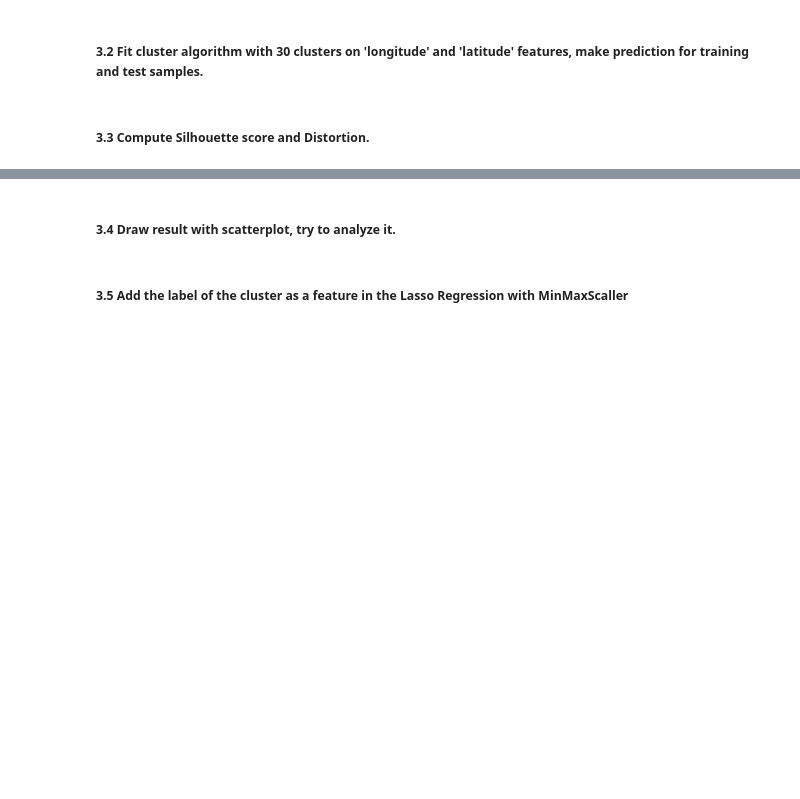
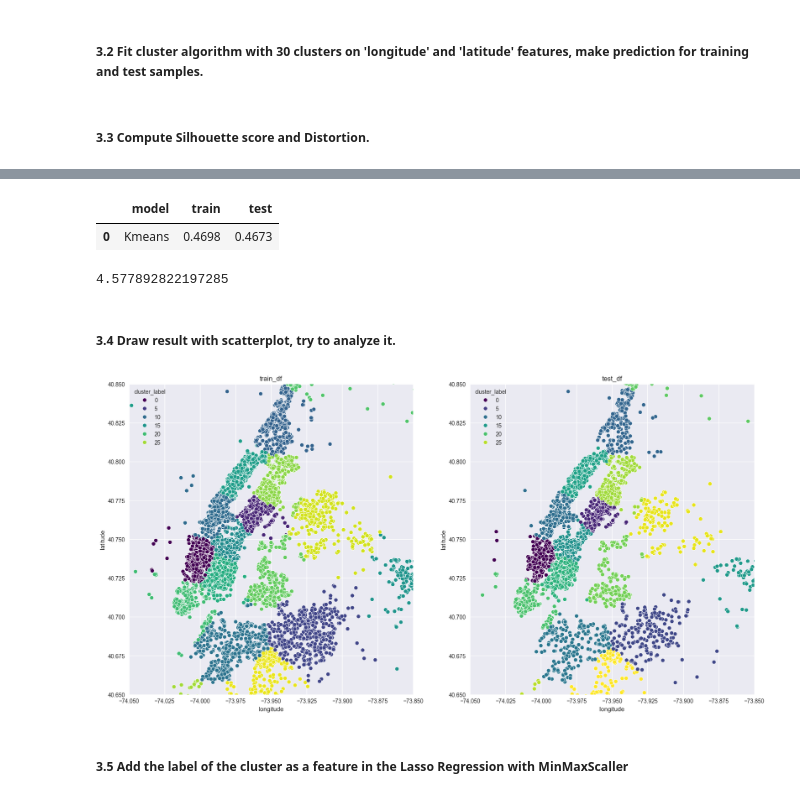
Before and after one commit to TimurOsmanov/s21, a Jupyter notebook: ML/ML7_Clustering_algorithms/src/ML7.ipynb, the cells around one changed output, grey strips where cells are left out. Saved outputs shown, nothing was run; the diff lists cells and outputs as text; code cells hidden in the pictures; blank space fills up the shorter version.

```diff
--- a/ML/ML7_Clustering_algorithms/src/ML7.ipynb
+++ b/ML/ML7_Clustering_algorithms/src/ML7.ipynb
@@ -88,17 +103,23 @@ for df in train_df, test_df:
 # %%
 for df in train_df, test_df:
-    mlb: MultiLabelBinarizer = MultiLabelBinarizer(classes=feature_list)
-    new_features: pd.DataFrame = pd.DataFrame(
-        mlb.fit_transform(df["features"]), index=df.index, columns=feature_list
+    df["features"] = df["features"].apply(
+        lambda x:
+            x.replace('"', '').replace('[', '').replace(']', '').replace("'", '').replace(' ', '')
     )
-    df[feature_list] = new_features
 
-new_feature_list: list = [*feature_list, "bathrooms", "bedrooms", "interest_level"]
+features_list: list = []
+for num, row in train_df.iterrows():
+    features_list += row['features'].split(',')
 
-X_train: pd.DataFrame = train_df[new_feature_list]
-y_train: pd.DataFrame = train_df["price"]
+features_list = [x for x in features_list if x]
+features_list = [x.replace(' ', '') for x in features_list ]
+cnt = Counter(features_list).most_common(20)
+features_list = [x[0] for x in cnt if x]
+for x in features_list:
+    train_df[x] = train_df['features'].str.contains(x, regex=False).astype(int)
+    test_df[x] = test_df['features'].str.contains(x, regex=False).astype(int)
 
-# X_test: pd.DataFrame = test_df[new_feature_list]
-# y_test: pd.DataFrame = test_df["price"]
+base_features_list: list = ["bathrooms", "bedrooms", "interest_level"]
+features: list = features_list + base_features_list
 # %% [markdown]
 #### 3. Implement the next methods:
@@ -113,4 +143,9 @@ class KMEANS():
 # %% [markdown]
 ##### 3.2 Fit cluster algorithm with 30 clusters on 'longitude' and 'latitude' features, make prediction for training and test samples.
+# %%
+cluster_model = KMeans(n_clusters=30, random_state=42)
+cluster_model.fit(train_df[['latitude', 'longitude']])
+train_df['cluster_label'] = cluster_model.predict(train_df[['latitude', 'longitude']])
+test_df['cluster_label'] = cluster_model.predict(test_df[['latitude', 'longitude']])
 # %% [markdown]
 ##### 3.3 Compute Silhouette score and Distortion.
@@ -117,4 +173,39 @@ class KMEANS():
+# %%
+silhouette: pd.DataFrame = pd.DataFrame(columns=['model', 'train', 'test'])
+silhouette.loc[len(silhouette)] = {
+    'model' : 'Kmeans',
+    'test' : round(
+        silhouette_score(test_df[['latitude', 'longitude']], test_df['cluster_label']), 4
+    ),
+    'train' : round(
+        silhouette_score(train_df[['latitude', 'longitude']], train_df['cluster_label']), 4
+    )
+}
+silhouette
+# %% [output]
+|  | model | train | test |
+| 0 | Kmeans | 0.4698 | 0.4673 |
+# %%
+# distortion
+cluster_model.inertia_
+# %% [output]
+4.577892822197285
 # %% [markdown]
 ##### 3.4 Draw result with scatterplot, try to analyze it.
+# %%
+fig, ax = plt.subplots(nrows=1, ncols=2, figsize=(20, 10))
+for num, df in enumerate((train_df, test_df)):
+    sns.scatterplot(
+        x=df['longitude'],
+        y=df['latitude'],
+        hue=df['cluster_label'],
+        ax=ax[num],
+        palette='viridis'
+    )
+    ax[num].set(xlim=(-74.05,-73.85))
+    ax[num].set(ylim=(40.65,40.85))
+    ax[num].set(title=df.name)
+# %% [output]
+[figure, added]
 # %% [markdown]
 ##### 3.5 Add the label of the cluster as a feature in the Lasso Regression with MinMaxScaller
```
Also changed, not shown: parts of 17 cells of this notebook.
